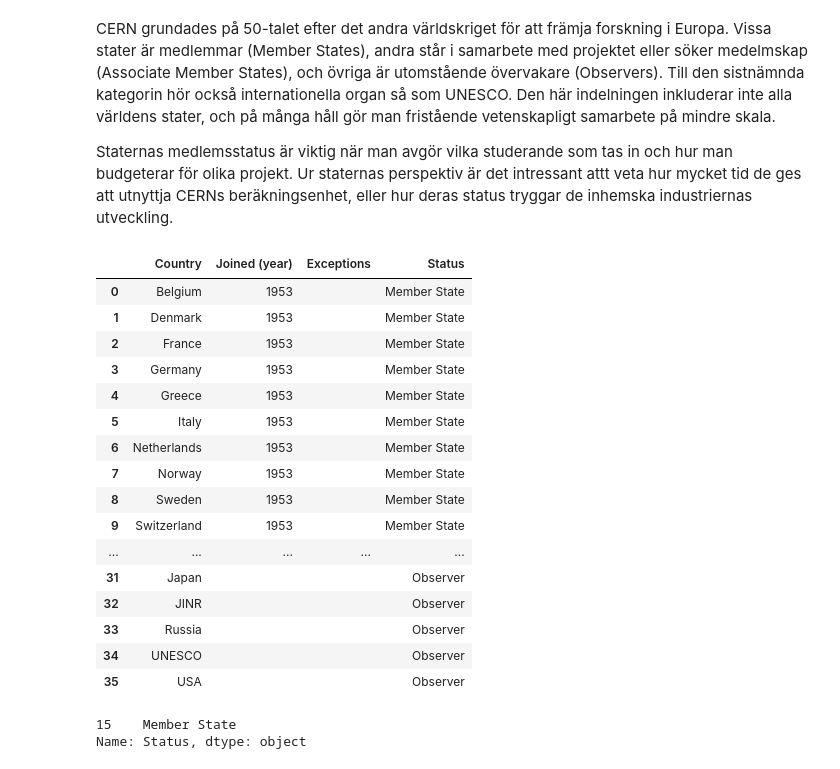
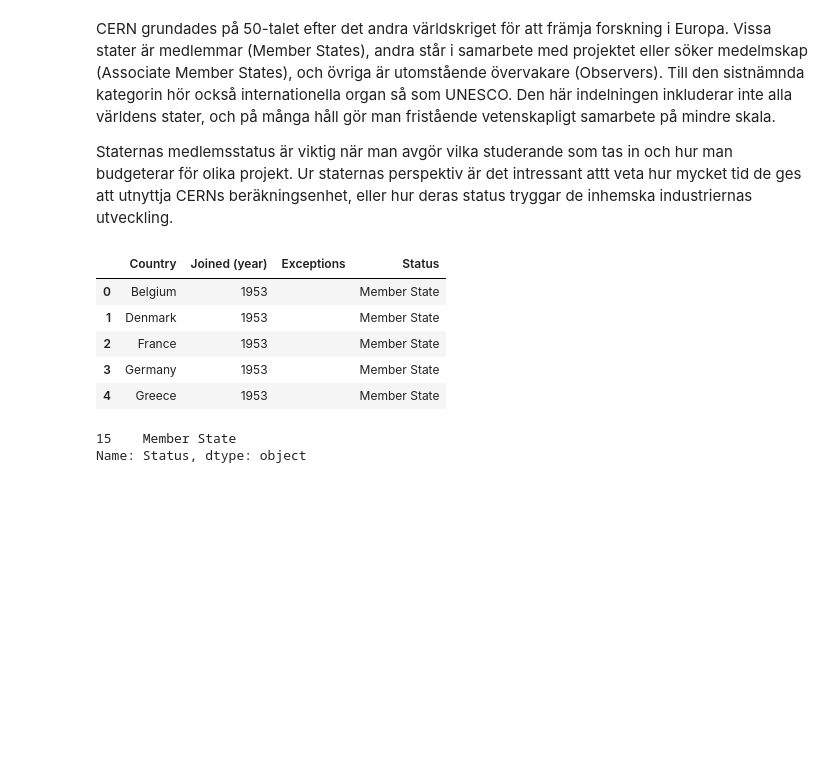
Before and after one commit to cms-opendata-education/cms-jupyter-materials-swedish, a Jupyter notebook: Demot/Muut_aiheet/CERNs personal.ipynb, the cells around one changed output. Drawn from its saved outputs; the diff is of its cells as text; code cells hidden in the pictures; blank space fills up the shorter version.

```diff
--- a/Demot/Muut_aiheet/CERNs personal.ipynb
+++ b/Demot/Muut_aiheet/CERNs personal.ipynb
@@ -26,29 +28,18 @@ Staternas medlemsstatus är viktig när man avgör vilka studerande som tas in o
 stater = pd.read_csv("https://raw.githubusercontent.com/cms-opendata-education/cms-jupyter-materials-finnish/master/Data/CERN_memberstates.csv", na_filter=False)
 # %%
 # Den här cellen visar en del av tabellen.
+# display.max_colwidth None gör så att tabellens information kan läsas fastän texten i vissa celler är för lån
+#
 
-# Testa sätta in olika värden i .head()-kommandot!
-
-pd.set_option('display.max_colwidth', -1)
-maat.head(50)
+pd.set_option('display.max_colwidth', None)
+stater.head(5)
 # %% [output]
 |  | Country | Joined (year) | Exceptions | Status |
 | 0 | Belgium | 1953 |  | Member State |
 | 1 | Denmark | 1953 |  | Member State |
 | 2 | France | 1953 |  | Member State |
 | 3 | Germany | 1953 |  | Member State |
 | 4 | Greece | 1953 |  | Member State |
-| 5 | Italy | 1953 |  | Member State |
-| 6 | Netherlands | 1953 |  | Member State |
-| 7 | Norway | 1953 |  | Member State |
-| 8 | Sweden | 1953 |  | Member State |
-| 9 | Switzerland | 1953 |  | Member State |
-| ... | ... | ... | ... | ... |
-| 31 | Japan |  |  | Observer |
-| 32 | JINR |  |  | Observer |
-| 33 | Russia |  |  | Observer |
-| 34 | UNESCO |  |  | Observer |
-| 35 | USA |  |  | Observer |
 # %%
 # Vi skriver ett kommando som hämtar information ur ett element i tabellen.
 
```
Also changed, not shown: parts of 57 cells of this notebook, 1 other file.
